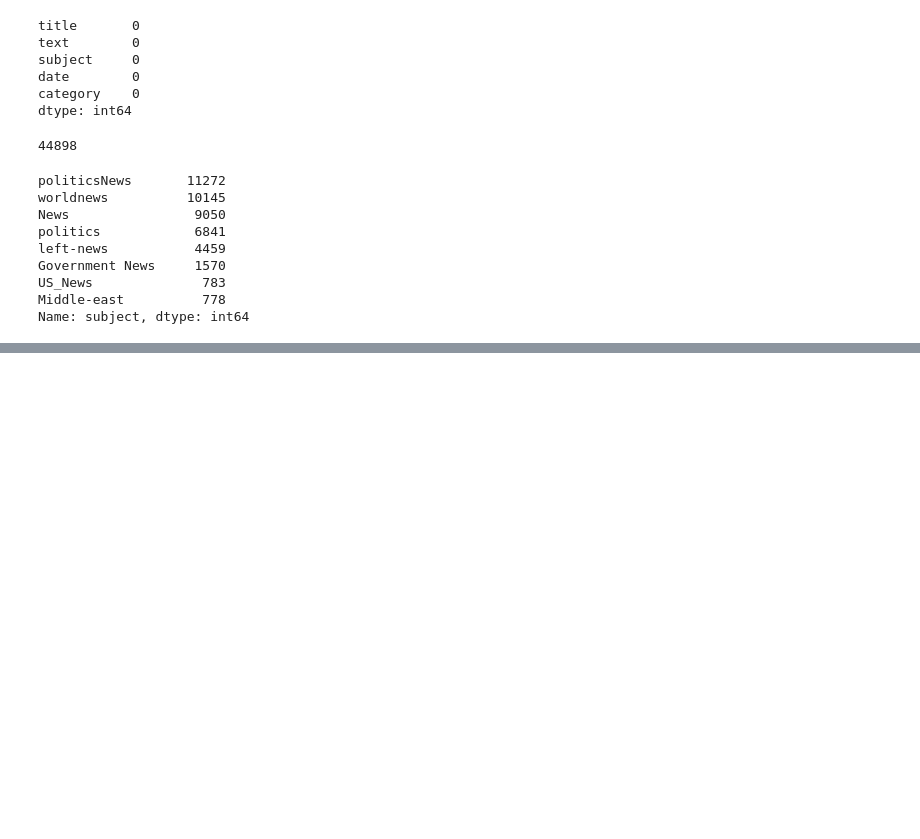
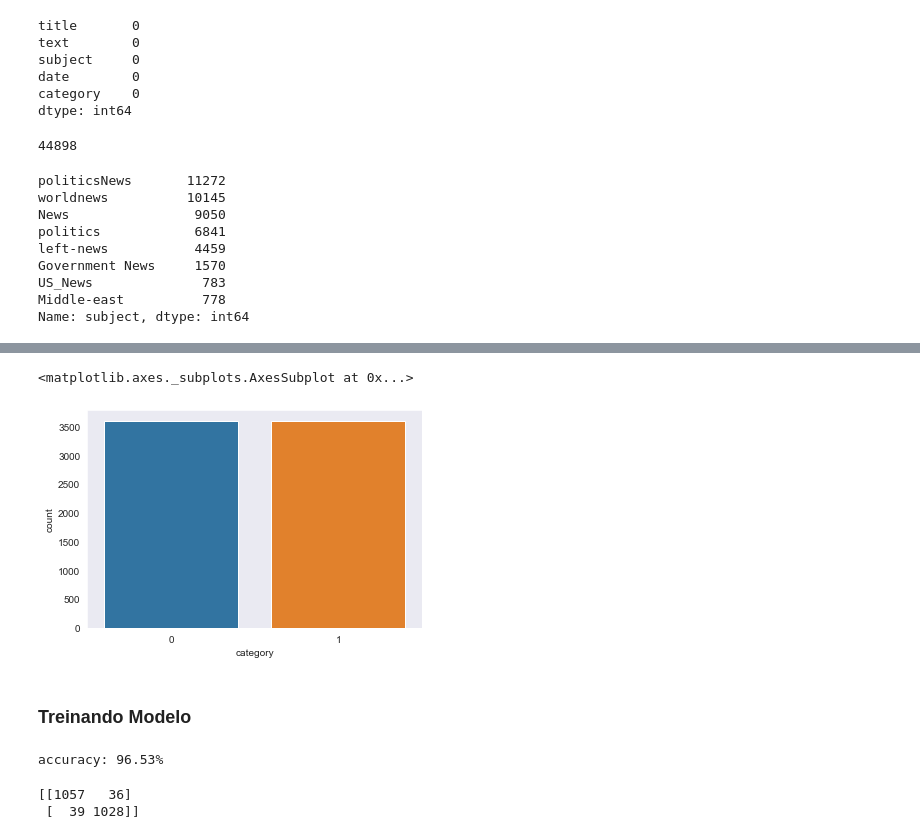
Before and after one commit to pedrolin29/psi_3571_reconhecedor, a Jupyter notebook: Detector_Fake_News.ipynb, the cells around one changed output, grey strips where cells are left out. Saved outputs shown, nothing was run; the diff lists cells and outputs as text; code cells hidden in the pictures; blank space fills up the shorter version.

Commit message:
Inclusão de dados brasileiros e treino de modelo

```diff
--- a/Detector_Fake_News.ipynb
+++ b/Detector_Fake_News.ipynb
@@ -92,0 +154,4 @@ Name: subject, dtype: int64
+# %%
+true=pd.read_csv('Fake.Br Corpus/full_texts/true.csv')
+# %%
+fake=pd.read_csv('Fake.Br Corpus/full_texts/fake.csv')
@@ -92,0 +167,12 @@ Name: subject, dtype: int64
+# %%
+true['category'] = 1
+fake['category'] = 0
+# %%
+df=pd.concat([true,fake])
+# %%
+sns.countplot(df['category'])
+# %% [output]
+<matplotlib.axes._subplots.AxesSubplot at 0x...>
+[figure, added]
+# %% [markdown]
+### Treinando Modelo
@@ -92,0 +183,17 @@ Name: subject, dtype: int64
+# %%
+x_train,x_test,y_train,y_test = train_test_split(df['text'], df['category'], test_size=0.3, random_state=2020)
+
+pipe = Pipeline([('vect', CountVectorizer(stop_words=stopWords)),
+                 ('tfidf', TfidfTransformer()),
+                 ('model', LinearSVC())])
+
+model = pipe.fit(x_train, y_train)
+prediction = model.predict(x_test)
+print("accuracy: {}%".format(round(accuracy_score(y_test, prediction)*100,2)))
+# %% [output]
+accuracy: 96.53%
+# %%
+print(confusion_matrix(y_test, prediction))
+# %% [output]
+[[1057   36]
+ [  39 1028]]
```
Also changed, not shown: parts of 32 cells of this notebook, 3 other files.
